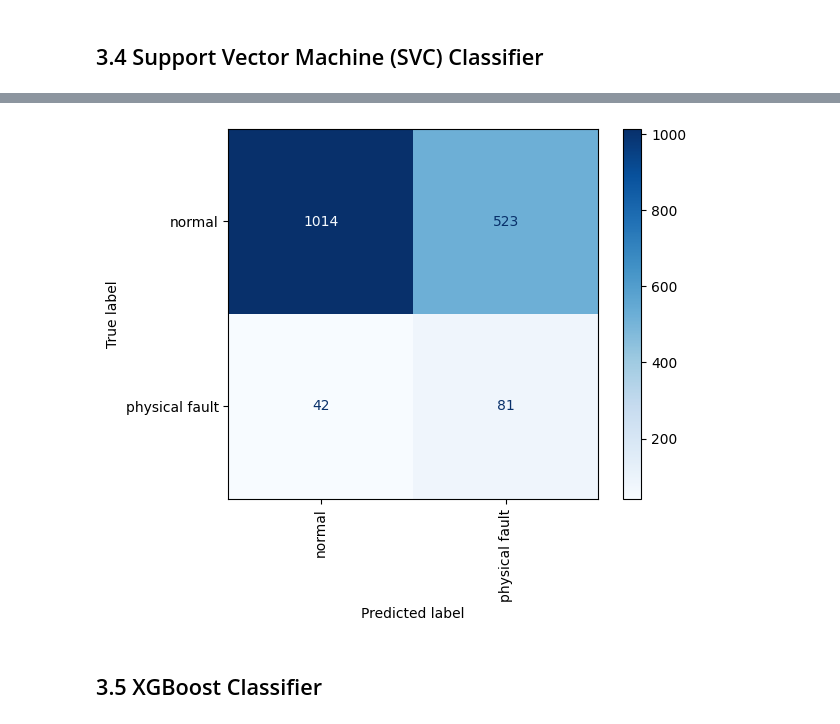
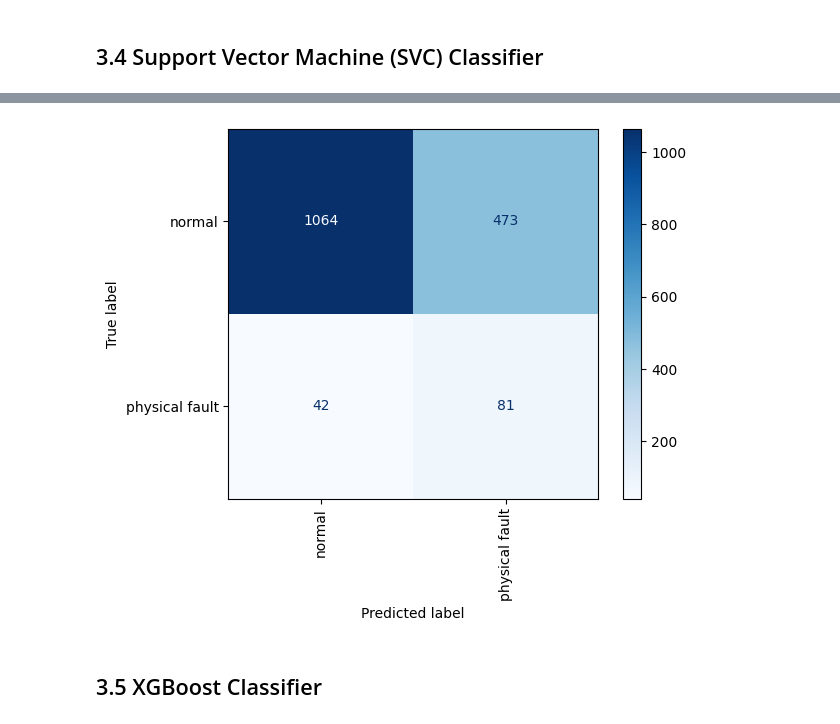
Before and after one commit to vladoodidoo/Leclerc_SXXI, a Jupyter notebook: benchmark_models.ipynb, the cells around one changed output, grey strips where cells are left out. Saved outputs shown, nothing was run; the diff lists cells and outputs as text; code cells hidden in the pictures.

```diff
--- a/benchmark_models.ipynb
+++ b/benchmark_models.ipynb
@@ -345,4 +361,4 @@ plot_confusion_matrix(y_test_physical, dt_preds, dt_pipeline.classes_)
 ## 3.2 Random Forest Classifier
 # %%
 rf_clf = RandomForestClassifier(max_depth=10, n_estimators=30, random_state=42)
-rf_pipeline = generate_pipeline(rf_clf, X_train_physical, y_train_physical)
+rf_clf.fit(X_train_physical, y_train_physical)
@@ -366,4 +384,4 @@ plot_confusion_matrix(y_test_physical, rf_preds, rf_pipeline.classes_)
 ## 3.3 BalancedRandomForestClassifier
 # %%
 brf_clf = BalancedRandomForestClassifier(max_depth=10, n_estimators=30, random_state=42)
-brf_pipeline = generate_pipeline(brf_clf, X_train_physical, y_train_physical)
+brf_clf.fit(X_train_physical, y_train_physical)
@@ -386,5 +406,5 @@ plot_confusion_matrix(y_test_physical, brf_preds, brf_pipeline.classes_)
 # %% [markdown]
 ## 3.4 Support Vector Machine (SVC) Classifier
 # %%
-svc = LinearSVC(random_state=42, max_iter=100)
-svc_pipeline = generate_pipeline(svc, X_train_physical, y_train_physical)
+svc = LinearSVC(random_state=42, max_iter=1000)
+svc.fit(X_train_physical, y_train_physical)
@@ -391,5 +413,5 @@ svc_pipeline = generate_pipeline(svc, X_train_physical, y_train_physical)
 # %%
-svc_preds = svc_pipeline.predict(X_test_physical)
+svc_preds = svc.predict(X_test_physical)
 # %%
 report = evaluation_report(y_test_physical, svc_preds)
 pretty_print_report(report)
@@ -403,7 +425,7 @@ pretty_print_report(report)
 # %%
-plot_confusion_matrix(y_test_physical, svc_preds, svc_pipeline.classes_)
+plot_confusion_matrix(y_test_physical, svc_preds, svc.classes_)
 # %% [output]
-[figure, old version]
+[figure, new version]
 # %% [markdown]
 ## 3.5 XGBoost Classifier
 # %%
```
Also changed, not shown: parts of 44 cells of this notebook.
